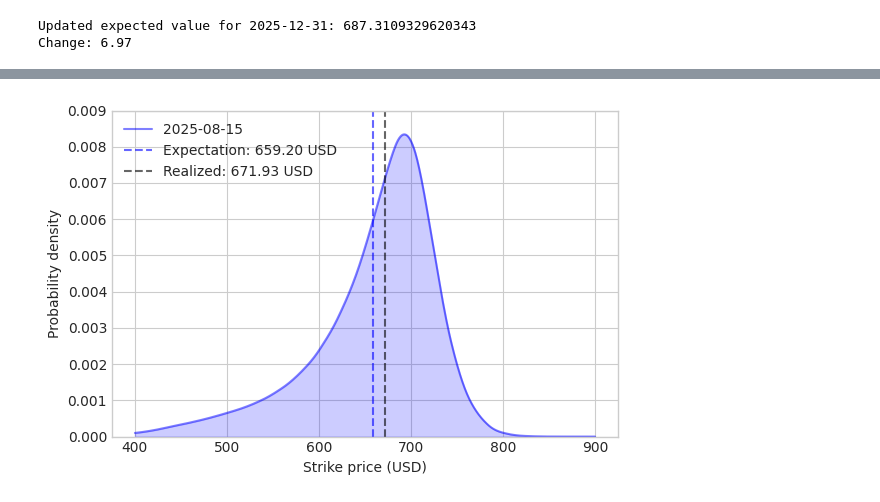
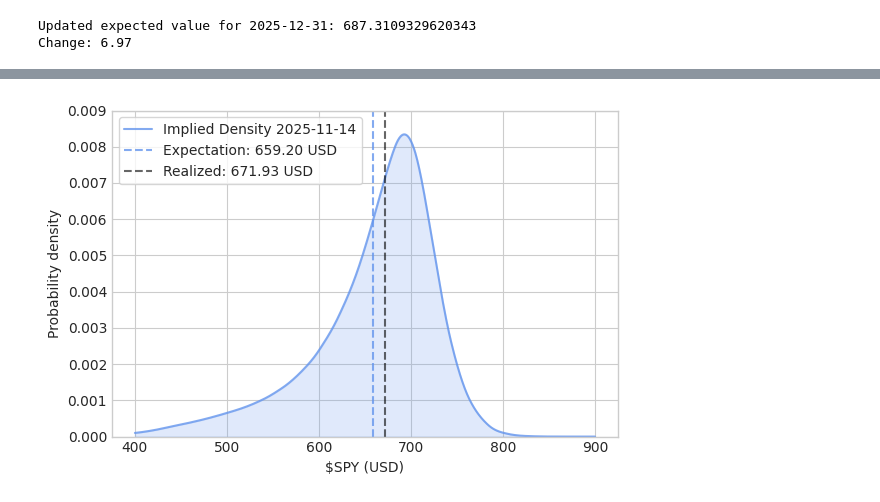
Before and after one commit to krantamaki/quantform, a Jupyter notebook: examples/misc/01_option_implied_probability_density_surface.ipynb, the cells around one changed output, grey strips where cells are left out. Saved outputs shown, nothing was run; the diff lists cells and outputs as text; code cells hidden in the pictures.

```diff
--- a/examples/misc/01_option_implied_probability_density_surface.ipynb
+++ b/examples/misc/01_option_implied_probability_density_surface.ipynb
@@ -467,27 +472,27 @@ plt.show()
 # %%
 fig, ax = plt.subplots(figsize=(6, 4))
 
 strikes = np.linspace(400, 900, 1000)
 pdf_values_251114 = pdf_surfaces[start_date](strikes - correction_250815, np.array([start_date.timedelta(update_date)] * 1000))
 
 # plt.plot(strikes, end_pdf_values_250815, color='blue', alpha=0.5, label="2025-08-15")
-plt.plot(strikes, pdf_values_251114, color='blue', alpha=0.5, label="2025-08-15")
+plt.plot(strikes, pdf_values_251114, color='cornflowerblue', alpha=0.8, label="Implied Density 2025-11-14")
 
 # ax.fill_between(strikes, [0] * len(strikes), end_pdf_values_250815, color='blue', alpha=0.2)
-ax.fill_between(strikes, [0] * len(strikes), pdf_values_251114, color='blue', alpha=0.2)
+ax.fill_between(strikes, [0] * len(strikes), pdf_values_251114, color='cornflowerblue', alpha=0.2)
 
-plt.axvline(exp_interp_250815(start_date.timedelta(update_date)), color='blue', linestyle='dashed', alpha=0.6, label=f"Expectation: {exp_interp_250815(start_date.timedelta(update_date)):.2f} USD")
+plt.axvline(exp_interp_250815(start_date.timedelta(update_date)), color='cornflowerblue', linestyle='dashed', alpha=0.8, label=f"Expectation: {exp_interp_250815(start_date.timedelta(update_date)):.2f} USD")
 plt.axvline(671.93, color='black', linestyle='dashed', alpha=0.6, label=f"Realized: 671.93 USD")
 # plt.axvline(exp_interp_251114(start_date.timedelta(QfDate(2026, 12, 18, calendar="NYSE"))), color='red', linestyle='dashed', alpha=0.6, label=f"Expectation: {exp_interp_251114(start_date.timedelta(QfDate(2026, 12, 18, calendar="NYSE"))):.2f} USD")
 
-plt.xlabel(f"Strike price (USD)")
+plt.xlabel(f"$SPY (USD)")
 plt.ylabel(f"Probability density")
-plt.legend()
+plt.legend(frameon=True, fancybox=True)
 
 plt.ylim(0, 0.009)
 
 fig.tight_layout()
-fig.savefig(project_root / "figures" / "density_2025-11-14.png")
+fig.savefig(project_root / "figures" / "implied_density_2025-11-14.png")
 plt.show()
 # %% [output]
-[figure, old version]
+[figure, new version]
```
Also changed, not shown: parts of 5 cells of this notebook, 13 other files.
